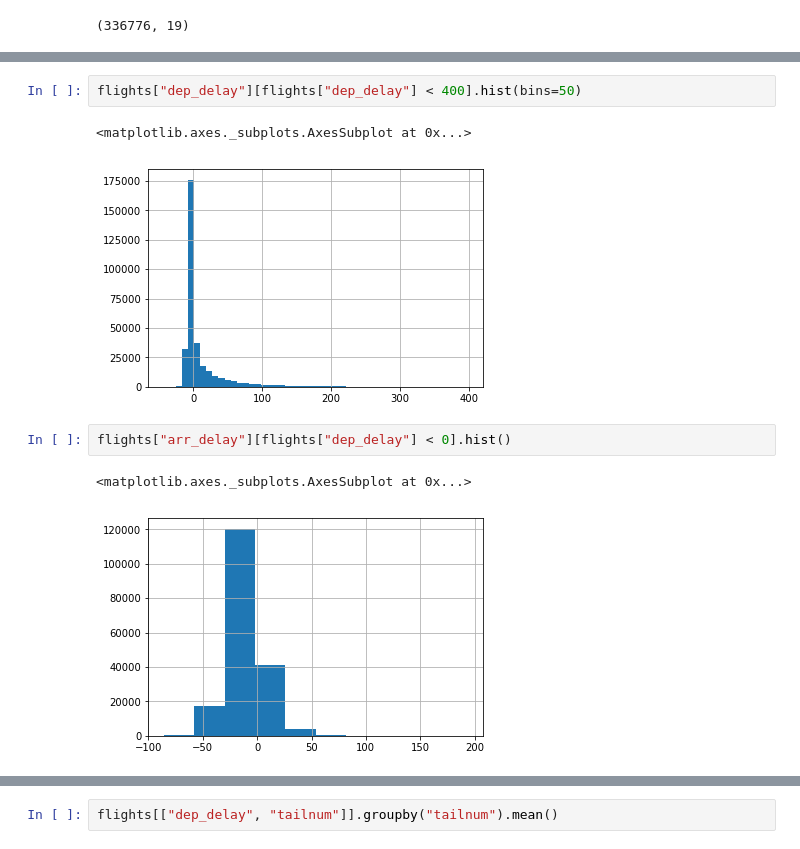
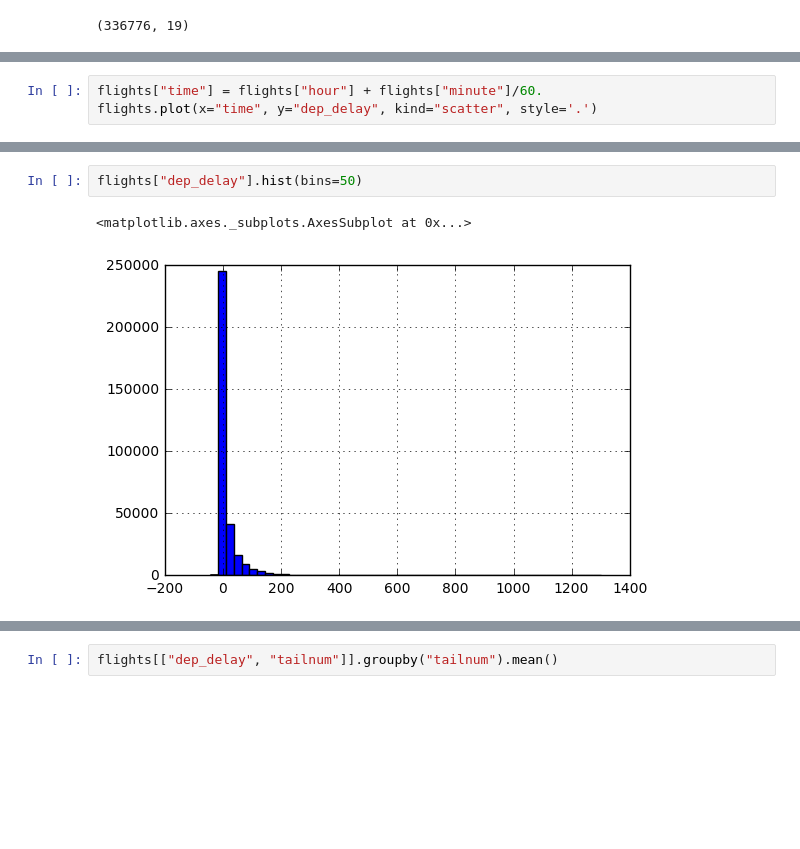
Before and after one commit to gtmaskall/python_nycflights_demo, a Jupyter notebook: nycflights analysis.ipynb, the cells around one changed output, grey strips where cells are left out. Cells and saved outputs as stored; diff of their text form; blank space fills up the shorter version.

```diff
--- a/nycflights analysis.ipynb
+++ b/nycflights analysis.ipynb
@@ -32,0 +61,3 @@ flights.shape
+# %%
+flights["time"] = flights["hour"] + flights["minute"]/60.
+flights.plot(x="time", y="dep_delay", kind="scatter", style='.')
@@ -33,10 +67,5 @@ flights.shape
 # %%
-flights["dep_delay"][flights["dep_delay"] < 400].hist(bins=50)
+flights["dep_delay"].hist(bins=50)
 # %% [output]
 <matplotlib.axes._subplots.AxesSubplot at 0x...>
-[figure, old version]
+[figure, new version]
-# %%
-flights["arr_delay"][flights["dep_delay"] < 0].hist()
-# %% [output]
-<matplotlib.axes._subplots.AxesSubplot at 0x...>
-[figure, removed]
```
Also changed, not shown: parts of 23 cells of this notebook.
